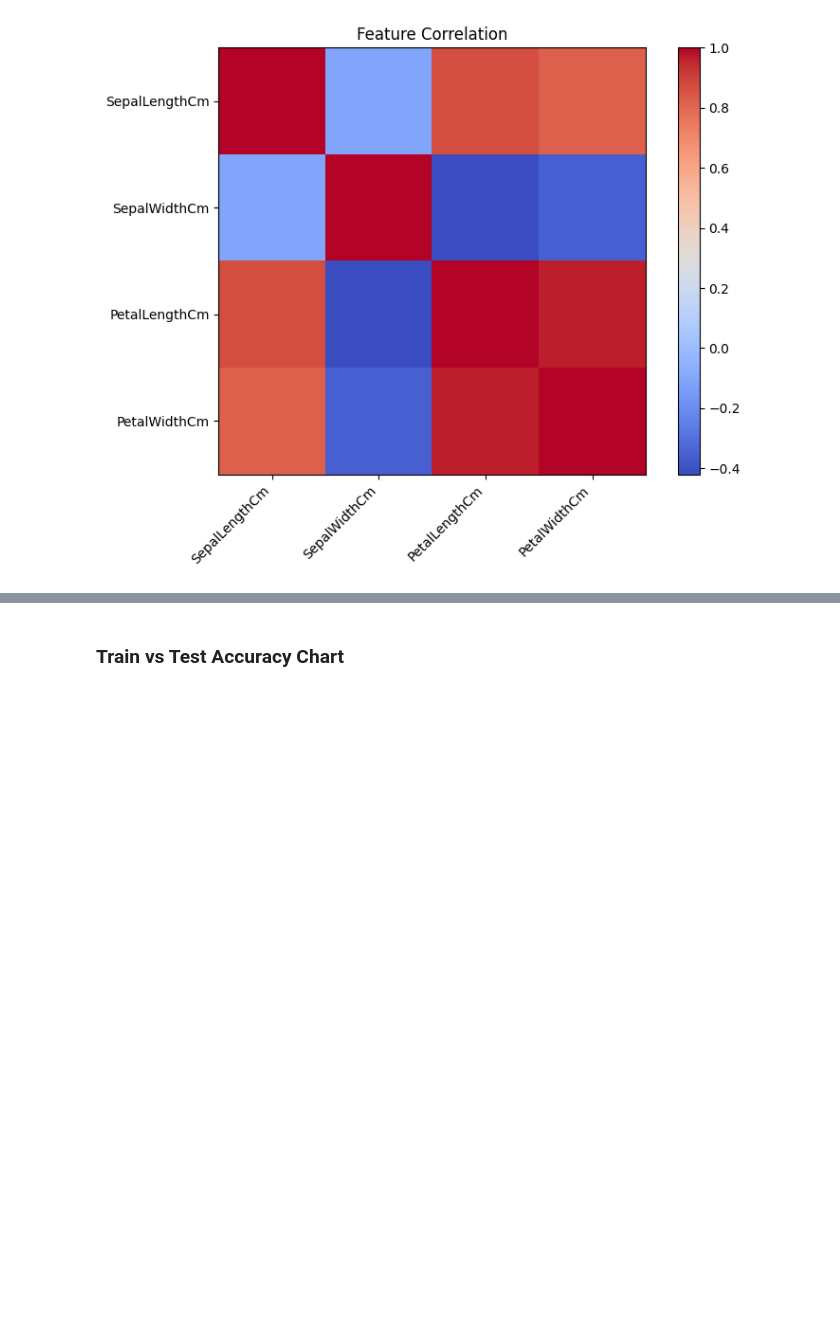
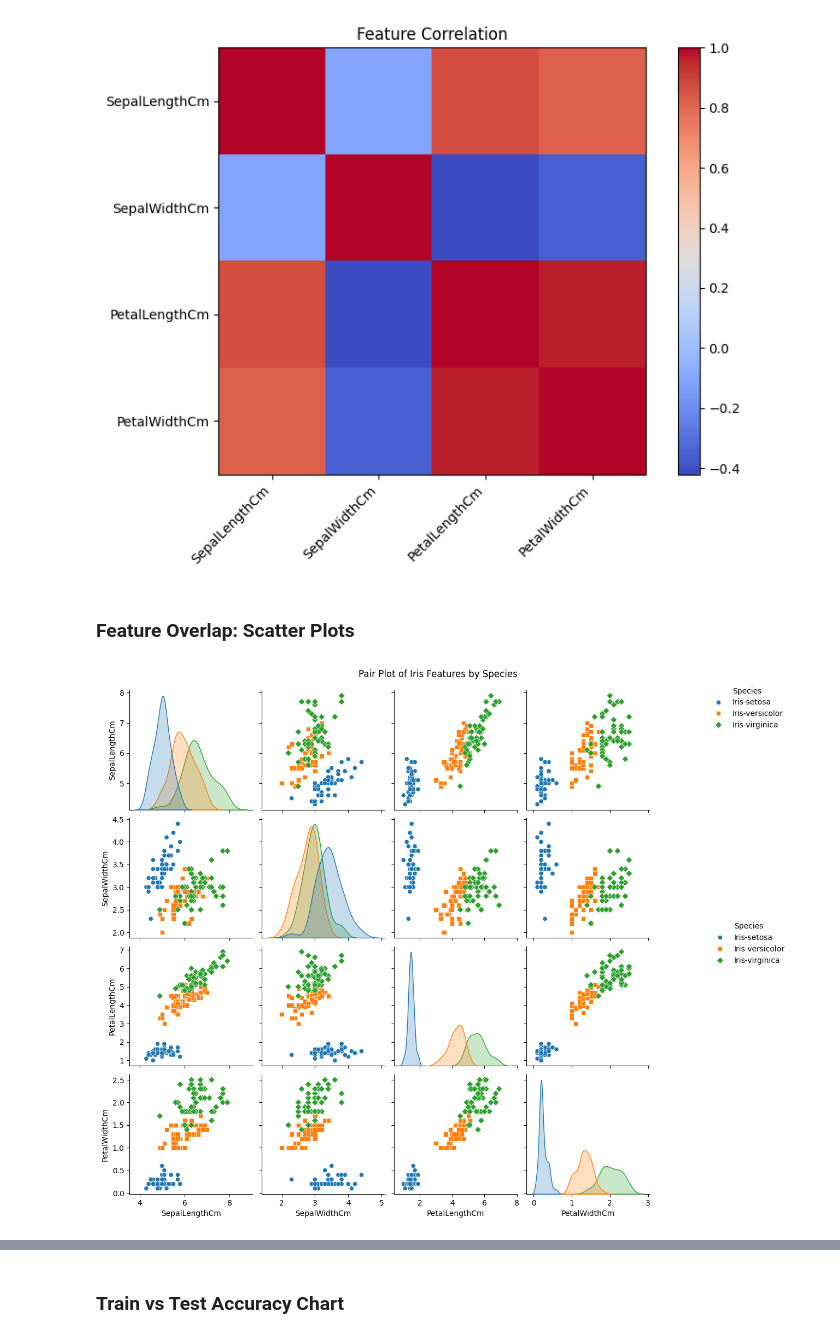
Before and after one commit to wlmoi/SoloML, a Jupyter notebook: Group_B/ml-ramp-up-week1/notebook/iris_analysis_colab.ipynb, the cells around one changed output, grey strips where cells are left out. Cells and saved outputs as stored; diff of their text form; code cells hidden in the pictures; blank space fills up the shorter version.

```diff
--- a/Group_B/ml-ramp-up-week1/notebook/iris_analysis_colab.ipynb
+++ b/Group_B/ml-ramp-up-week1/notebook/iris_analysis_colab.ipynb
@@ -84,3 +124,30 @@ plt.tight_layout()
 plt.show()
 # %% [output]
 [figure]
+# %% [markdown]
+### Feature Overlap: Scatter Plots
+# %%
+import seaborn as sns
+import matplotlib.pyplot as plt
+
+# Create a pairplot to visualize relationships between features colored by species
+# This provides a quick overview of feature distributions and overlaps.
+
+# Drop the 'Id' column before plotting if it exists, as it's not a feature
+plot_df = df.drop(columns=['Id']) if 'Id' in df.columns else df.copy()
+
+g = sns.pairplot(plot_df, hue='Species', markers=['o', 's', 'D'])
+g.fig.suptitle('Pair Plot of Iris Features by Species', y=1.02) # Adjust suptitle position
+
+# Adjust legend position to be clearly in the top-right of the figure
+# loc='upper right' with bbox_to_anchor=(1, 1) places the top-right of the legend at (1, 1) in figure coordinates.
+# This ensures the legend is inside the figure boundaries.
+g.add_legend(loc='upper right', bbox_to_anchor=(1, 1))
+
+# Adjust figure layout to make room for the legend on the right.
+# This ensures the plots are shifted to the left to avoid legend overlap.
+g.fig.subplots_adjust(right=0.8)
+
+plt.show()
+# %% [output]
+[figure, added]
```
Also changed, not shown: parts of 53 cells of this notebook, 4 other files.
